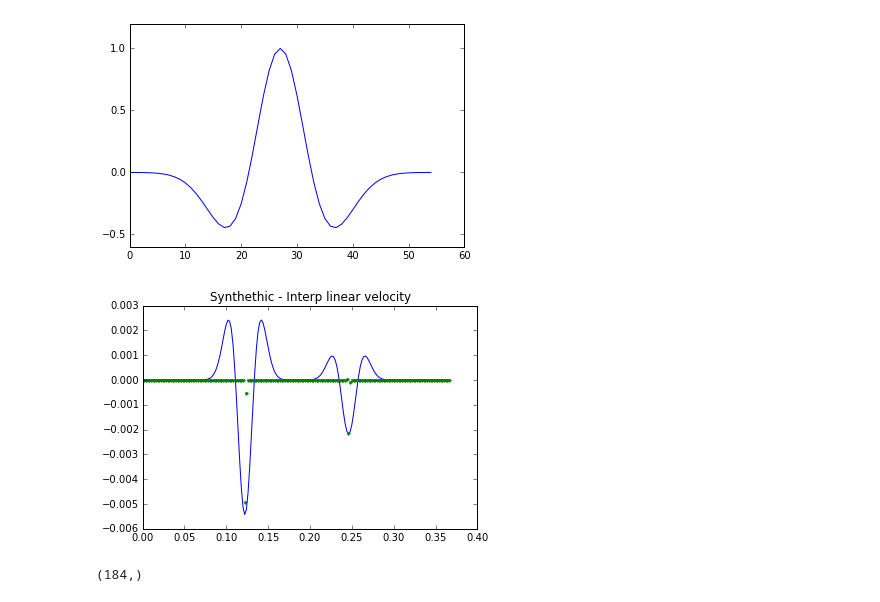
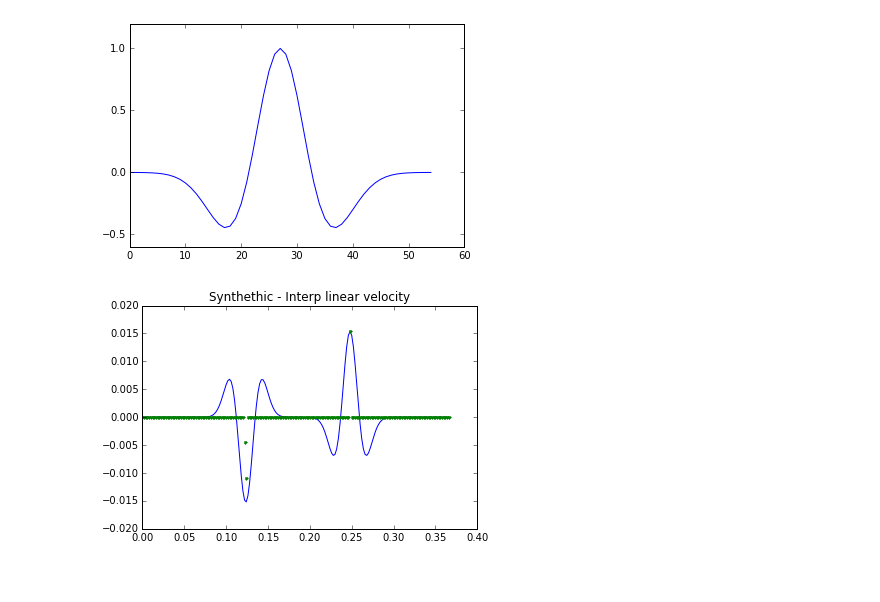
Before and after one commit to victortxa/seismictrc, a Jupyter notebook: seismic_convolutional_trace.ipynb, the cells around one changed output. Cells and saved outputs as stored; diff of their text form; code cells hidden in the pictures.

```diff
--- a/seismic_convolutional_trace.ipynb
+++ b/seismic_convolutional_trace.ipynb
@@ -92,12 +87,12 @@ np.shape(rc_lf)
 (184,)
 # %%
 #resampling from dt_dwn to dt
-rc_lf=np.zeros((np.ceil(TMAX/dt)))
+vel_lf=np.zeros((np.ceil(TMAX/dt)))
 TWT_ts=np.zeros((np.ceil(TMAX/dt)))
 
 resmpl=int(dt/dt_dwn)
 
-rc_lf[0]=rc_l[0,250]
+vel_lf[0]=vel[0,250]
 for j in range(1,len(TWT_ts)):
-    rc_lf[j]=rc_l[resmpl*j,250] #10=dt/dt_new, dt_new=0.002=2ms
+    vel_lf[j]=vel[resmpl*j,250] #10=dt/dt_new, dt_new=0.002=2ms
     TWT_ts[j]=TWT_rs[resmpl*j]
@@ -120,3 +99,8 @@ plt.plot(rc[:,250],'.')
+# %%
+#calculate RC
+rc=np.zeros((184));
+rc[1:]=(vel_lf[1:]-vel_lf[:-1])/(vel_lf[1:]+vel_lf[:-1])
+#rc[0,:]=rc[1,:]
 # %%
 f=20;dt=2.e-3;
 
@@ -136,9 +120,9 @@ plt.show()
 # %% [output]
 [figure]
 # %%
-synth_lf=np.convolve(rc_lf,w,mode='same')
-plt.plot(TWT_ts,synth_lf,'-',TWT_ts,rc_lf,'.')
+synth_lf=np.convolve(rc2,w,mode='same')
+plt.plot(TWT_ts,synth_lf,'-',TWT_ts,rc,'.')
 plt.title('Synthethic - Interp linear velocity')
 plt.show()
 # %% [output]
-[figure, old version]
+[figure, new version]
@@ -182,4 +128,0 @@ rc2[1:]=(vel_lf[1:]-vel_lf[:-1])/(vel_lf[1:]+vel_lf[:-1])
-# %%
-np.shape(vel_lf)
-# %% [output]
-(184,)
```
Also changed, not shown: parts of 9 cells of this notebook.
